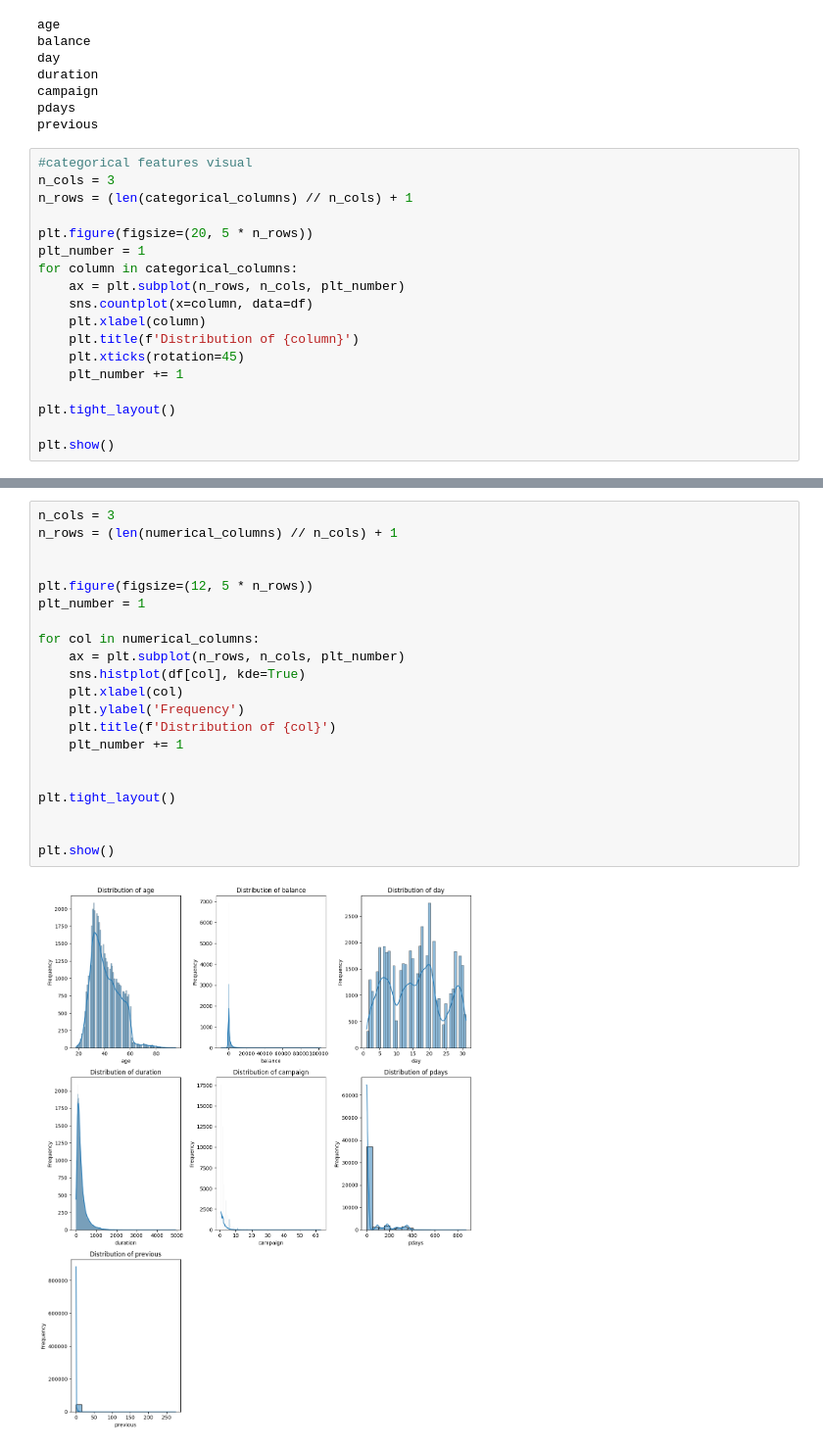
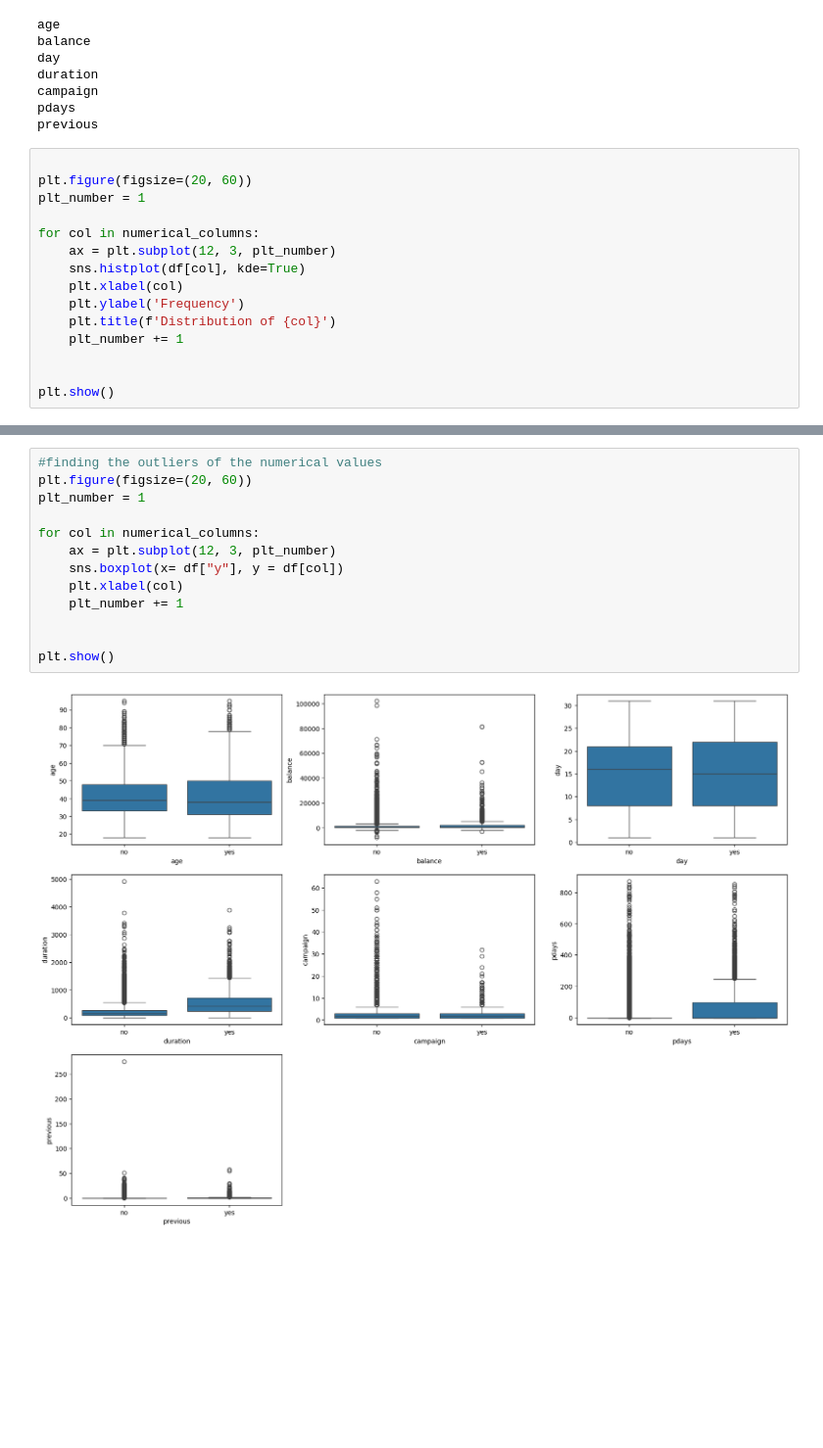
Before and after one commit to Aashiff2003/Predict-Term-Deposit-Subscription-, a Jupyter notebook: Predict Term Deposit Subscribtion.ipynb, the cells around one changed output, grey strips where cells are left out. Shown at 98% size. Drawn from its saved outputs; the diff is of its cells as text; blank space fills up the shorter version.

```diff
--- a/Predict Term Deposit Subscribtion.ipynb
+++ b/Predict Term Deposit Subscribtion.ipynb
@@ -102,21 +132,18 @@ campaign
 pdays
 previous
 # %%
-#categorical features visual
-n_cols = 3
-n_rows = (len(categorical_columns) // n_cols) + 1
 
-plt.figure(figsize=(20, 5 * n_rows))
+plt.figure(figsize=(20, 60))
 plt_number = 1
-for column in categorical_columns:
-    ax = plt.subplot(n_rows, n_cols, plt_number)
-    sns.countplot(x=column, data=df)
-    plt.xlabel(column)
-    plt.title(f'Distribution of {column}')
-    plt.xticks(rotation=45)
+
+for col in numerical_columns:
+    ax = plt.subplot(12, 3, plt_number)
+    sns.histplot(df[col], kde=True)
+    plt.xlabel(col)
+    plt.ylabel('Frequency')
+    plt.title(f'Distribution of {col}')
     plt_number += 1
 
-plt.tight_layout()
 
 plt.show()
 # %% [output]
@@ -139,23 +154,15 @@ plt.show()
 # %%
-n_cols = 3
-n_rows = (len(numerical_columns) // n_cols) + 1
-
-
-plt.figure(figsize=(12, 5 * n_rows))
+#finding the outliers of the numerical values
+plt.figure(figsize=(20, 60))
 plt_number = 1
 
 for col in numerical_columns:
-    ax = plt.subplot(n_rows, n_cols, plt_number)
-    sns.histplot(df[col], kde=True)
+    ax = plt.subplot(12, 3, plt_number)
+    sns.boxplot(x= df["y"], y = df[col])
     plt.xlabel(col)
-    plt.ylabel('Frequency')
-    plt.title(f'Distribution of {col}')
     plt_number += 1
 
 
-plt.tight_layout()
-
-
 plt.show()
 # %% [output]
-[figure, old version]
+[figure, new version]
```
Also changed, not shown: parts of 13 cells of this notebook.
